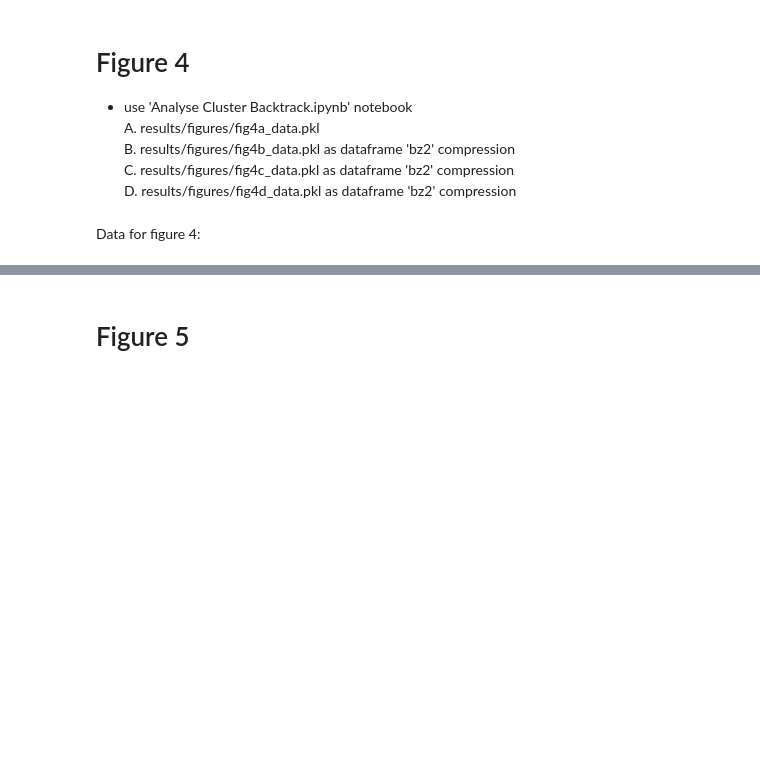
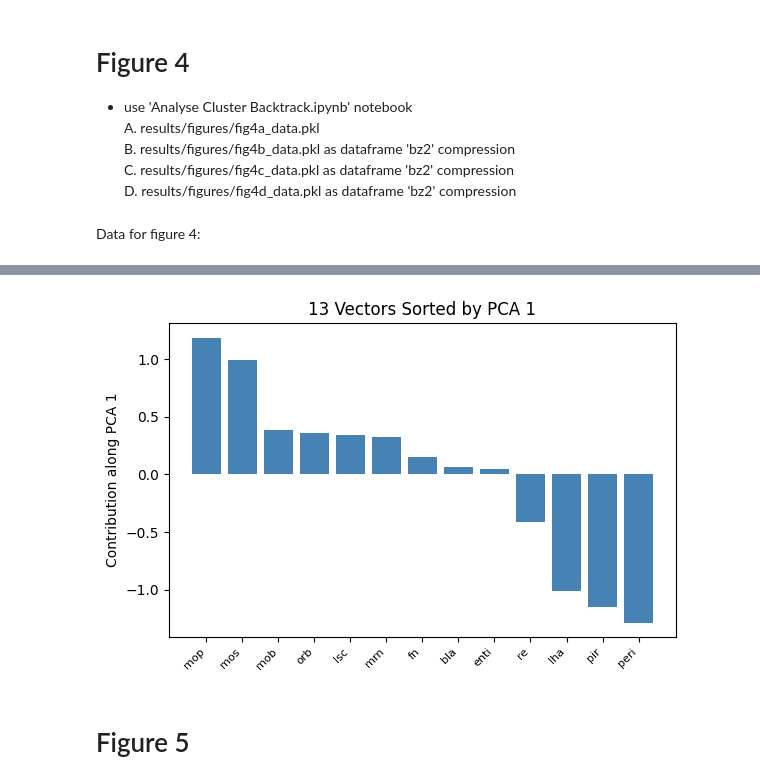
Before and after one commit to csndl-iitd/srg-tes-epilepsy-models, a Jupyter notebook: analysis/notebooks/Analyse fig_March_26.ipynb, the cells around one changed output, grey strips where cells are left out. Cells and saved outputs as stored; diff of their text form; code cells hidden in the pictures; blank space fills up the shorter version.

```diff
--- a/analysis/notebooks/Analyse fig_March_26.ipynb
+++ b/analysis/notebooks/Analyse fig_March_26.ipynb
@@ -899,3 +907,24 @@ Text(0, 0.5, 'PCA 2')
+# %%
+# Extract PCA1 coordinates
+pca1_scores = clu_tf_pca[:, 0]
+
+# Sort in descending order
+sorted_idx = np.argsort(pca1_scores)[::-1]
+sorted_labels = [nw_lbl[i] for i in sorted_idx]
+sorted_scores = pca1_scores[sorted_idx]
+
+# Plot
+fig, axpca = plt.subplots(figsize=(6,4))
+axpca.bar(range(len(sorted_scores)), sorted_scores, color='steelblue')
+axpca.set_xticks(range(len(sorted_labels)))
+axpca.set_xticklabels(sorted_labels, rotation=45, ha='right', fontsize=8)
+axpca.set_ylabel("Contribution along PCA 1")
+axpca.set_title("13 Vectors Sorted by PCA 1")
+
+plt.tight_layout()
+plt.show()
+# %% [output]
+[figure, added]
 # %% [markdown]
 # Figure 5
 # %% [markdown]
```
Also changed, not shown: parts of 1 cell of this notebook, 1 other file.
